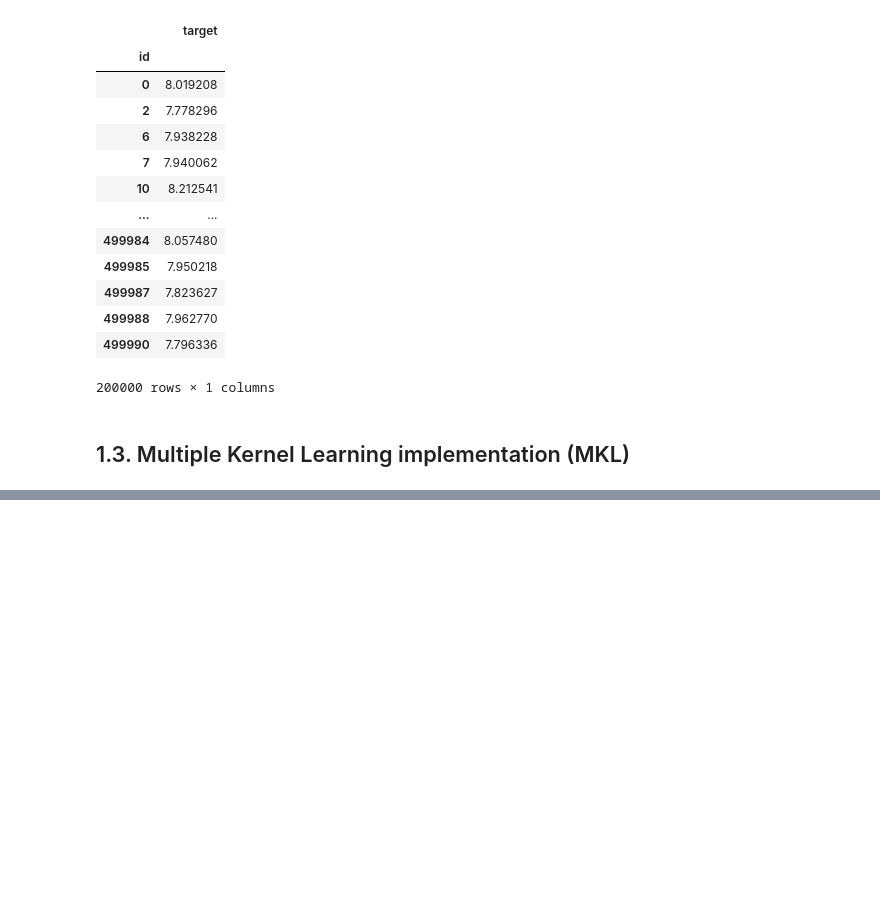
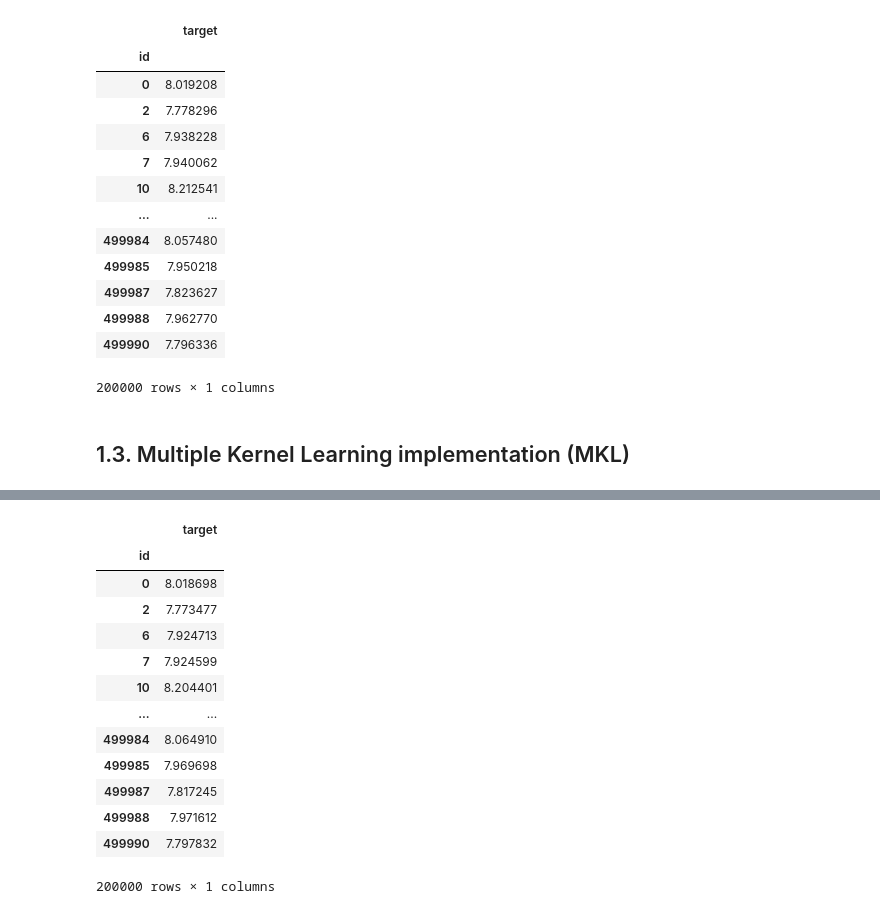
Before and after one commit to klegoff/kernel_regression, a Jupyter notebook: notebook.ipynb, the cells around one changed output, grey strips where cells are left out. Cells and saved outputs as stored; diff of their text form; code cells hidden in the pictures; blank space fills up the shorter version.

```diff
--- a/notebook.ipynb
+++ b/notebook.ipynb
@@ -182,0 +213,30 @@ plt.plot(score_variance)
+# %%
+# make prediction for best model : beta = 0.05 (this model has the lowest variance, which means it should generalize well)
+
+beta=2
+
+X_train_custom_kernel = X_train_linear_kernel + beta * X_train_exponential_kernel
+X_test_custom_kernel = X_test_linear_kernel + beta * X_test_exponential_kernel
+
+regressor = Ridge()
+
+regressor.fit(X_train_custom_kernel, Y_train)
+
+Y_predict = regressor.predict(X_test_custom_kernel)
+
+make_kaggle_submission(Y_predict, id_list=test_id, file_name="submission2.csv") # submission score :0.72243, not much better than simple linear kernel
+# %% [output]
+|  | target |
+| id |  |
+| 0 | 8.018698 |
+| 2 | 7.773477 |
+| 6 | 7.924713 |
+| 7 | 7.924599 |
+| 10 | 8.204401 |
+| ... | ... |
+| 499984 | 8.064910 |
+| 499985 | 7.969698 |
+| 499987 | 7.817245 |
+| 499988 | 7.971612 |
+| 499990 | 7.797832 |
+200000 rows × 1 columns
```
Also changed, not shown: parts of 3 cells of this notebook.
